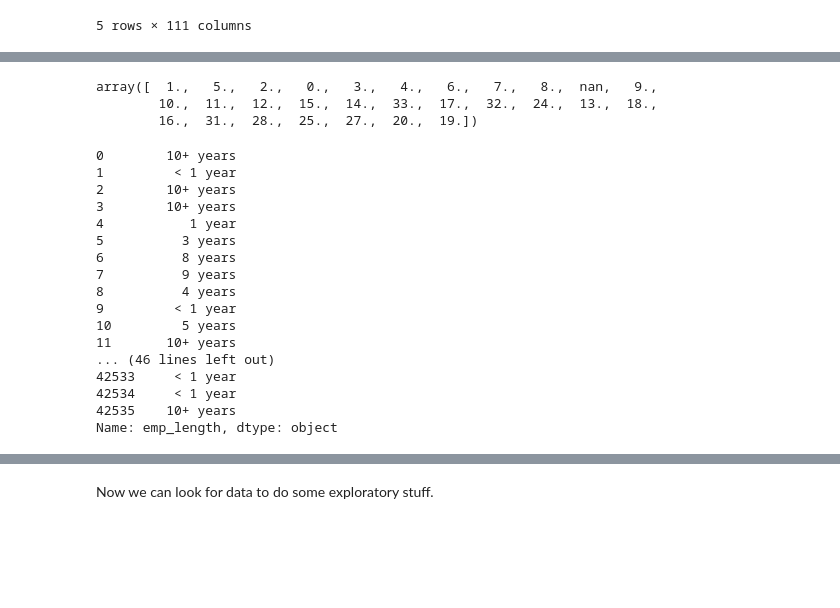
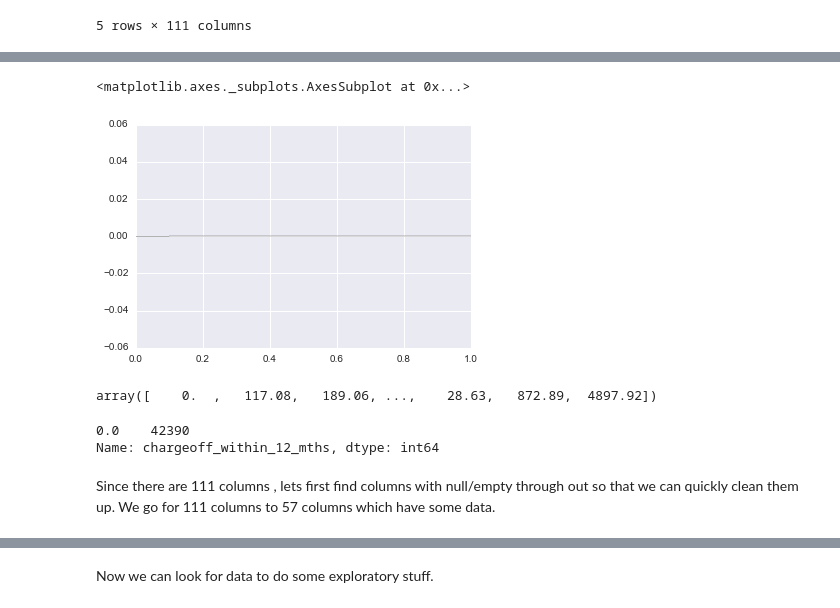
Before and after one commit to vindon/lending_club_classification, a Jupyter notebook: LoanDefaultPrediction.ipynb, the cells around one changed output, grey strips where cells are left out. Cells and saved outputs as stored; diff of their text form; code cells hidden in the pictures; blank space fills up the shorter version.

```diff
--- a/LoanDefaultPrediction.ipynb
+++ b/LoanDefaultPrediction.ipynb
@@ -50,28 +50,16 @@ Name: issue_d, dtype: int64
 # %%
-df3a.installment.hist()
+df3a.tax_liens.hist()
+# %% [output]
+<matplotlib.axes._subplots.AxesSubplot at 0x...>
+[figure, added]
 # %%
-df3a.inq_last_6mths.unique()
+df3a.recoveries.unique()
 # %% [output]
-array([  1.,   5.,   2.,   0.,   3.,   4.,   6.,   7.,   8.,  nan,   9.,
-        10.,  11.,  12.,  15.,  14.,  33.,  17.,  32.,  24.,  13.,  18.,
-        16.,  31.,  28.,  25.,  27.,  20.,  19.])
+array([    0.  ,   117.08,   189.06, ...,    28.63,   872.89,  4897.92])
-# %%
-df3a.emp_length
-# %% [output]
-0        10+ years
-1         < 1 year
-2        10+ years
-3        10+ years
-4           1 year
-5          3 years
-6          8 years
-7          9 years
-8          4 years
-9         < 1 year
-10         5 years
-11       10+ years
-... (46 lines left out)
-42533     < 1 year
-42534     < 1 year
-42535    10+ years
-Name: emp_length, dtype: object
+# %%
+df3a.chargeoff_within_12_mths.value_counts()
+# %% [output]
+0.0    42390
+Name: chargeoff_within_12_mths, dtype: int64
+# %% [markdown]
+Since there are 111 columns , lets first find columns with null/empty through out so that we can quickly clean them up. We go for 111 columns to 57 columns which have some data.
```
Also changed, not shown: parts of 8 cells of this notebook, 5 other files.
